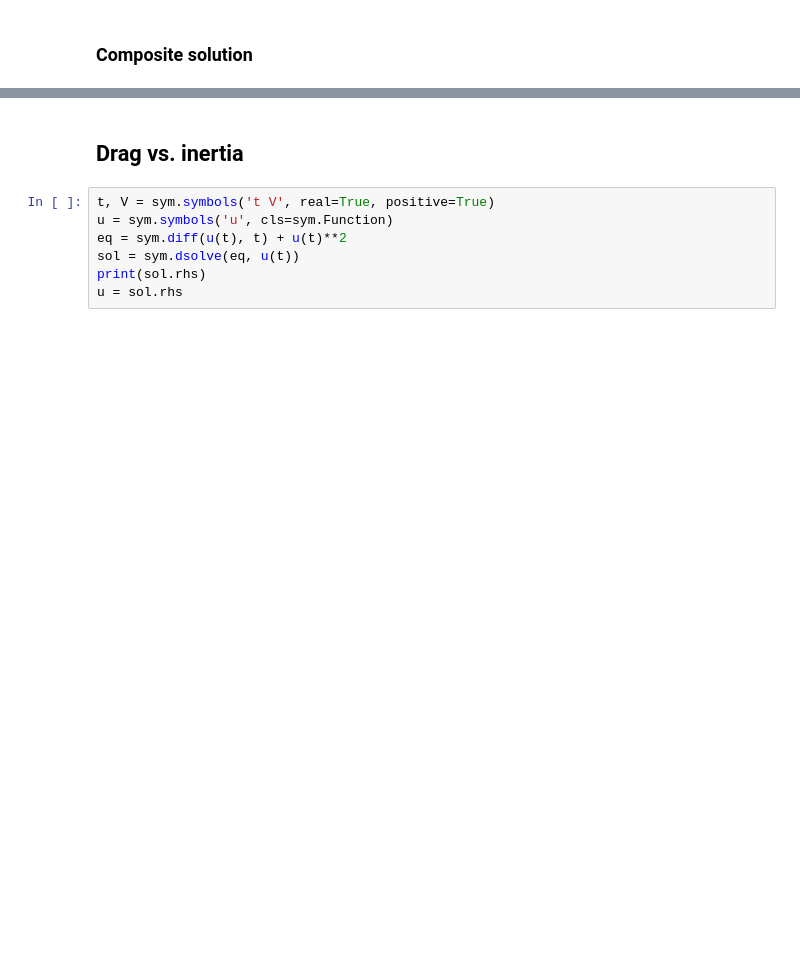
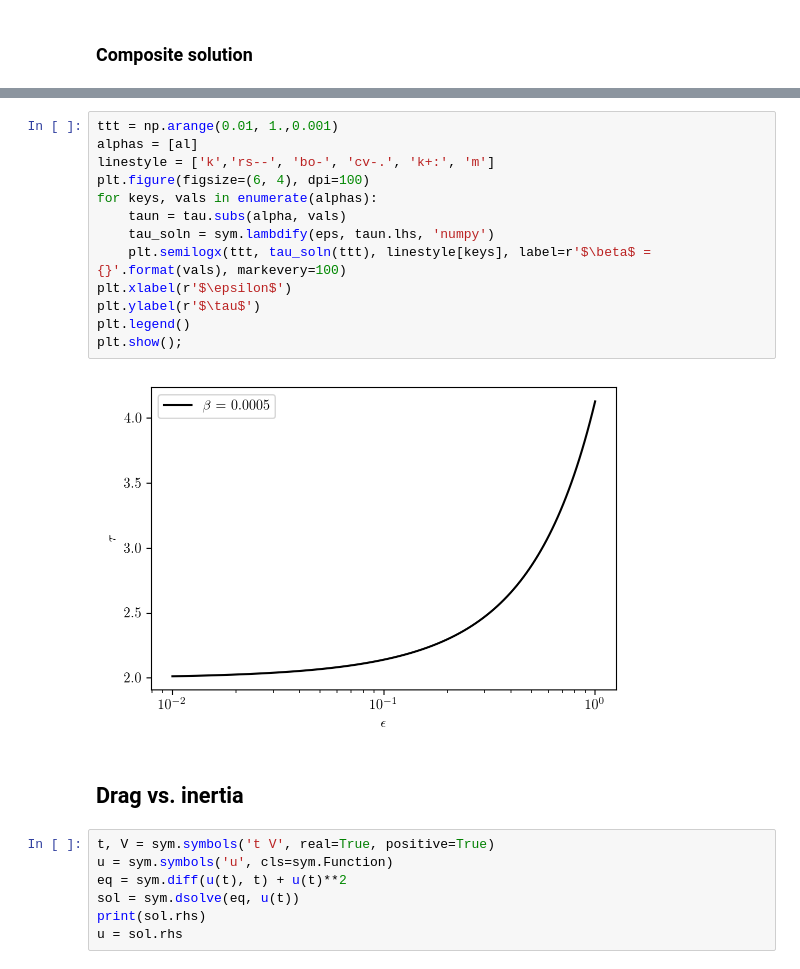
Before and after one commit to 7deeptide/Droplet_electro-bounce, a Jupyter notebook: src/asymptotic-long.ipynb, the cells around one changed output, grey strips where cells are left out. Drawn from its saved outputs; the diff is of its cells as text; blank space fills up the shorter version.

```diff
--- a/src/asymptotic-long.ipynb
+++ b/src/asymptotic-long.ipynb
@@ -200,3 +236,18 @@ tau
+# %%
+ttt = np.arange(0.01, 1.,0.001)
+alphas = [al]
+linestyle = ['k','rs--', 'bo-', 'cv-.', 'k+:', 'm']
+plt.figure(figsize=(6, 4), dpi=100)
+for keys, vals in enumerate(alphas):
+    taun = tau.subs(alpha, vals)
+    tau_soln = sym.lambdify(eps, taun.lhs, 'numpy')
+    plt.semilogx(ttt, tau_soln(ttt), linestyle[keys], label=r'$\beta$ = {}'.format(vals), markevery=100)
+plt.xlabel(r'$\epsilon$')
+plt.ylabel(r'$\tau$')
+plt.legend()
+plt.show();
+# %% [output]
+[figure, added]
 # %% [markdown]
 ## Drag vs. inertia
 # %%
```
Also changed, not shown: parts of 25 cells of this notebook.
